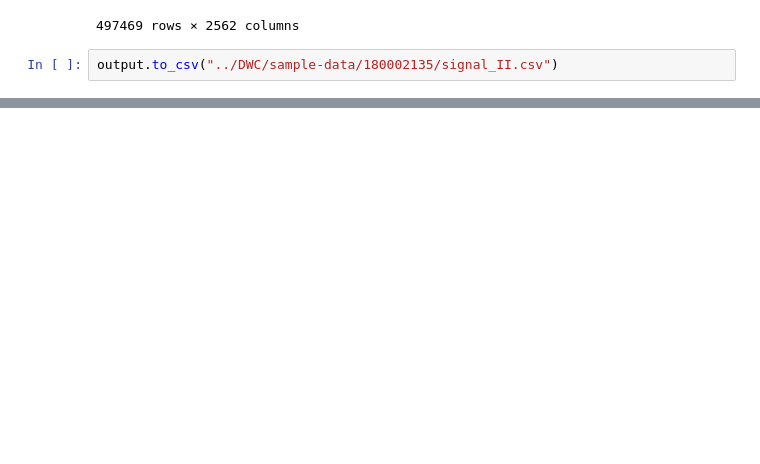
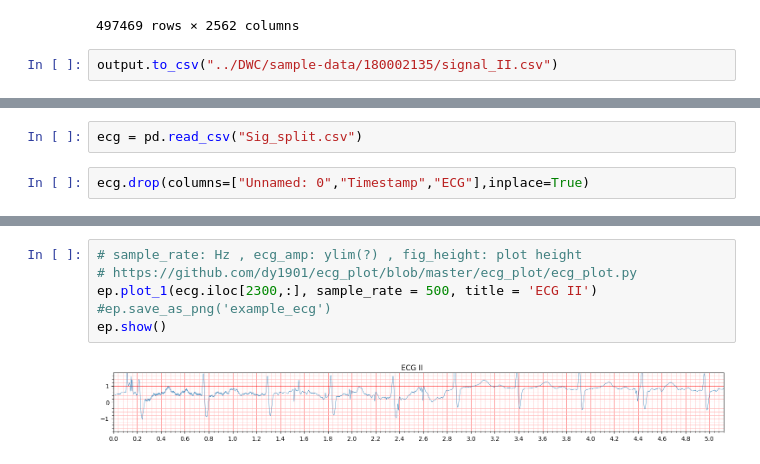
Before and after one commit to jinhwan1030/lab, a Jupyter notebook: Signal_Split.ipynb, the cells around one changed output, grey strips where cells are left out. Saved outputs shown, nothing was run; the diff lists cells and outputs as text; blank space fills up the shorter version.

Commit message:
LSTM_example and Signal_Split code update

```diff
--- a/Signal_Split.ipynb
+++ b/Signal_Split.ipynb
@@ -115,0 +128,4 @@ output.to_csv("../DWC/sample-data/180002135/signal_II.csv")
+# %%
+ecg = pd.read_csv("Sig_split.csv")
+# %%
+ecg.drop(columns=["Unnamed: 0","Timestamp","ECG"],inplace=True)
@@ -115,0 +148,8 @@ output.to_csv("../DWC/sample-data/180002135/signal_II.csv")
+# %%
+# sample_rate: Hz , ecg_amp: ylim(?) , fig_height: plot height
+# https://github.com/dy1901/ecg_plot/blob/master/ecg_plot/ecg_plot.py
+ep.plot_1(ecg.iloc[2300,:], sample_rate = 500, title = 'ECG II')
+#ep.save_as_png('example_ecg')
+ep.show()
+# %% [output]
+[figure, added]
```
Also changed, not shown: parts of 6 cells of this notebook, 5 other files.
